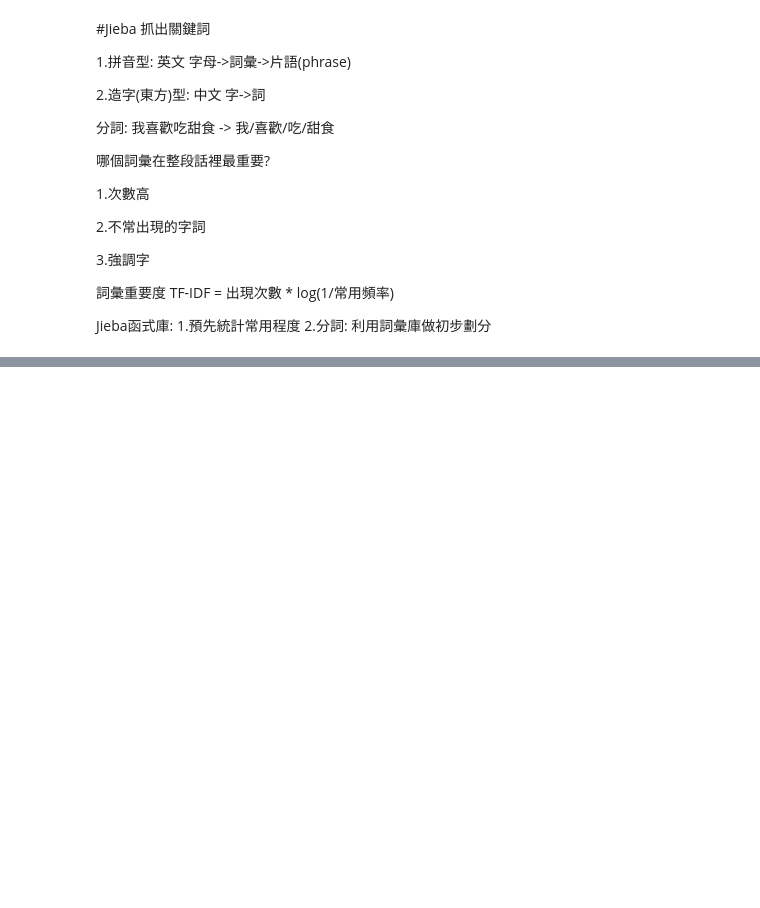
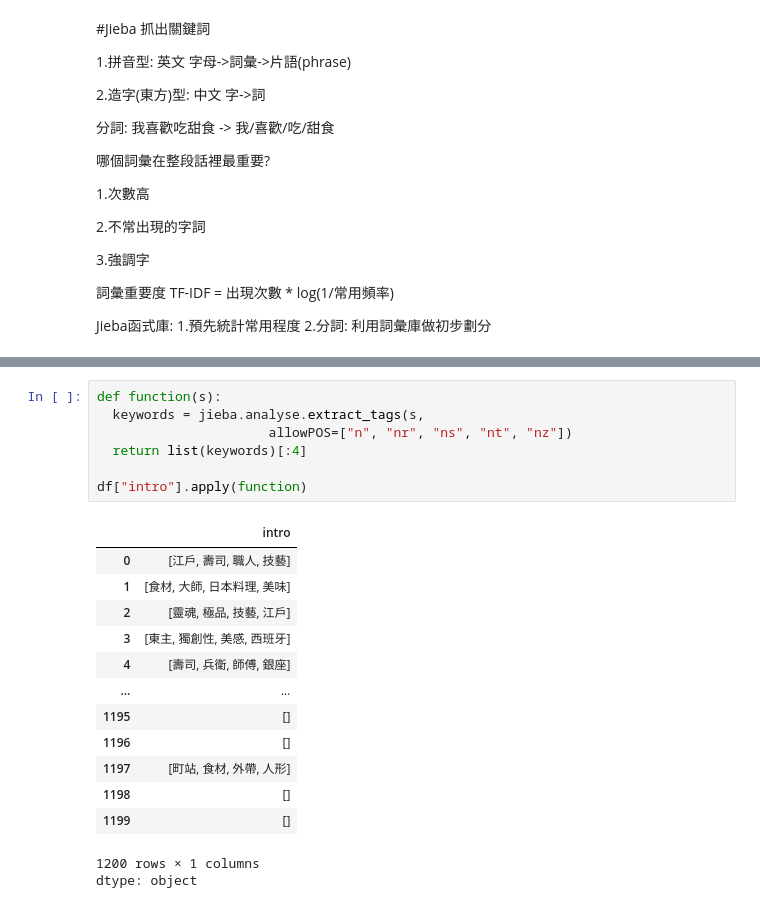
Before and after one commit to t8101349/Colab-, a Jupyter notebook: 0113_1.ipynb, the cells around one changed output, grey strips where cells are left out. Drawn from its saved outputs; the diff is of its cells as text; blank space fills up the shorter version.

```diff
--- a/0113_1.ipynb
+++ b/0113_1.ipynb
@@ -634,0 +670,22 @@ Jieba函式庫:
+# %%
+def function(s):
+  keywords = jieba.analyse.extract_tags(s,
+                      allowPOS=["n", "nr", "ns", "nt", "nz"])
+  return list(keywords)[:4]
+
+df["intro"].apply(function)
+# %% [output]
+|  | intro |
+| 0 | [江戶, 壽司, 職人, 技藝] |
+| 1 | [食材, 大師, 日本料理, 美味] |
+| 2 | [靈魂, 極品, 技藝, 江戶] |
+| 3 | [東主, 獨創性, 美感, 西班牙] |
+| 4 | [壽司, 兵衛, 師傅, 銀座] |
+| ... | ... |
+| 1195 | [] |
+| 1196 | [] |
+| 1197 | [町站, 食材, 外帶, 人形] |
+| 1198 | [] |
+| 1199 | [] |
+1200 rows × 1 columns
+dtype: object
```
Also changed, not shown: parts of 3 cells of this notebook.
